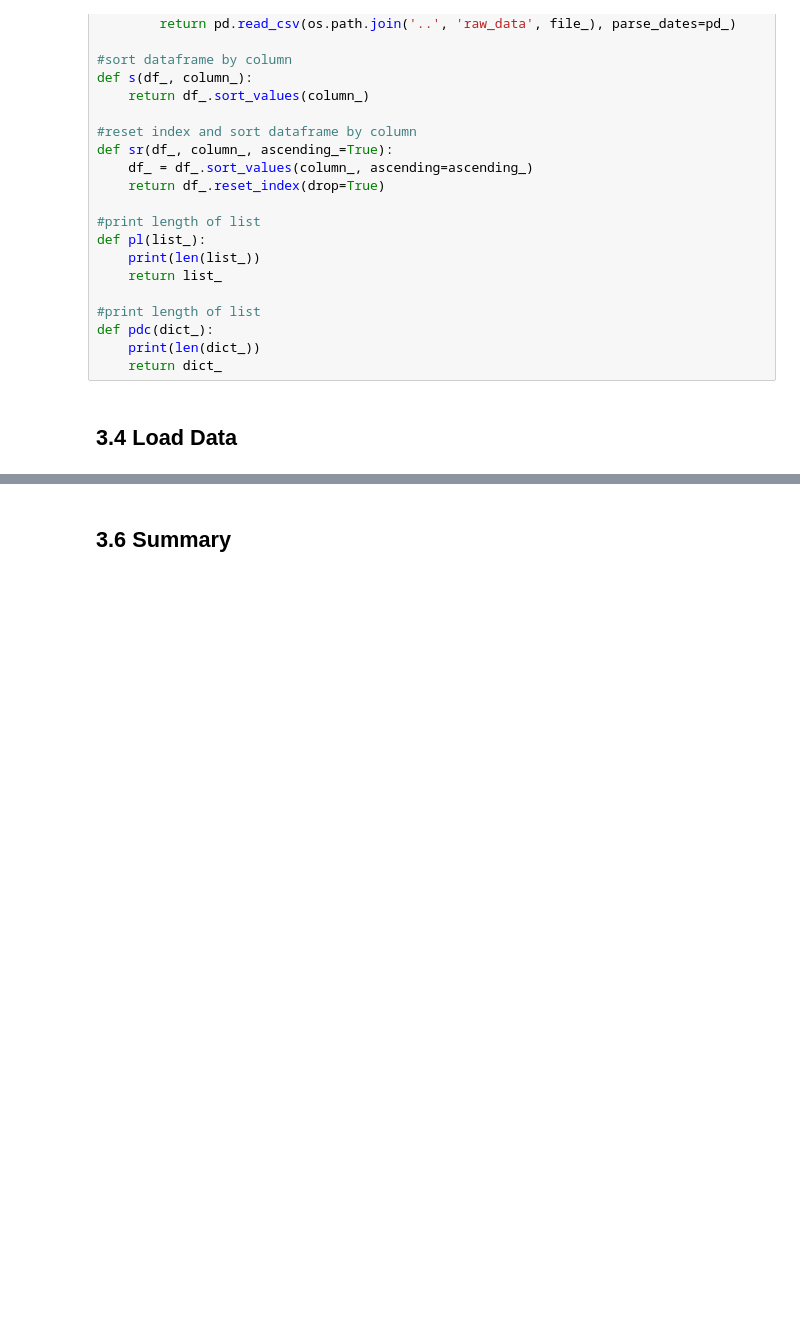
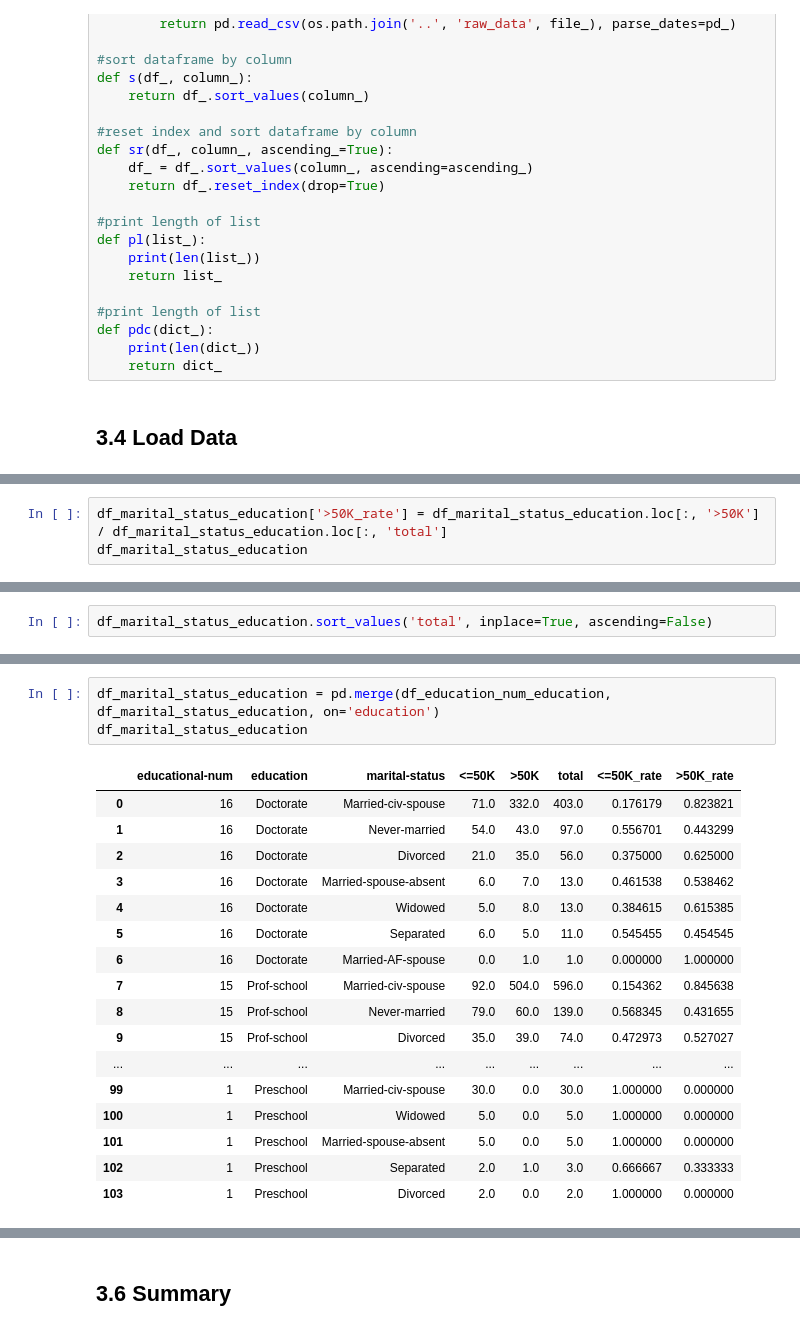
Before and after one commit to pauljacob/mini_projects, a Jupyter notebook: casfad_adult_income/03_Exploratory_Data_Analysis/03_exploratory_data_analysis_multiple_bar_chart.ipynb, the cells around one changed output, grey strips where cells are left out. Saved outputs shown, nothing was run; the diff lists cells and outputs as text; blank space fills up the shorter version.

```diff
--- a/casfad_adult_income/03_Exploratory_Data_Analysis/03_exploratory_data_analysis_multiple_bar_chart.ipynb
+++ b/casfad_adult_income/03_Exploratory_Data_Analysis/03_exploratory_data_analysis_multiple_bar_chart.ipynb
@@ -173,0 +186,3 @@ KeyError: 'income'
+# %%
+df_marital_status_education['>50K_rate'] = df_marital_status_education.loc[:, '>50K'] / df_marital_status_education.loc[:, 'total']
+df_marital_status_education
@@ -173,0 +207,2 @@ KeyError: 'income'
+# %%
+df_marital_status_education.sort_values('total', inplace=True, ascending=False)
@@ -173,0 +253,21 @@ KeyError: 'income'
+# %%
+df_marital_status_education = pd.merge(df_education_num_education, df_marital_status_education, on='education')
+df_marital_status_education
+# %% [output]
+|  | educational-num | education | marital-status | <=50K | >50K | total | <=50K_rate | >50K_rate |
+| 0 | 16 | Doctorate | Married-civ-spouse | 71.0 | 332.0 | 403.0 | 0.176179 | 0.823821 |
+| 1 | 16 | Doctorate | Never-married | 54.0 | 43.0 | 97.0 | 0.556701 | 0.443299 |
+| 2 | 16 | Doctorate | Divorced | 21.0 | 35.0 | 56.0 | 0.375000 | 0.625000 |
+| 3 | 16 | Doctorate | Married-spouse-absent | 6.0 | 7.0 | 13.0 | 0.461538 | 0.538462 |
+| 4 | 16 | Doctorate | Widowed | 5.0 | 8.0 | 13.0 | 0.384615 | 0.615385 |
+| 5 | 16 | Doctorate | Separated | 6.0 | 5.0 | 11.0 | 0.545455 | 0.454545 |
+| 6 | 16 | Doctorate | Married-AF-spouse | 0.0 | 1.0 | 1.0 | 0.000000 | 1.000000 |
+| 7 | 15 | Prof-school | Married-civ-spouse | 92.0 | 504.0 | 596.0 | 0.154362 | 0.845638 |
+| 8 | 15 | Prof-school | Never-married | 79.0 | 60.0 | 139.0 | 0.568345 | 0.431655 |
+| 9 | 15 | Prof-school | Divorced | 35.0 | 39.0 | 74.0 | 0.472973 | 0.527027 |
+| ... | ... | ... | ... | ... | ... | ... | ... | ... |
+| 99 | 1 | Preschool | Married-civ-spouse | 30.0 | 0.0 | 30.0 | 1.000000 | 0.000000 |
+| 100 | 1 | Preschool | Widowed | 5.0 | 0.0 | 5.0 | 1.000000 | 0.000000 |
+| 101 | 1 | Preschool | Married-spouse-absent | 5.0 | 0.0 | 5.0 | 1.000000 | 0.000000 |
+| 102 | 1 | Preschool | Separated | 2.0 | 1.0 | 3.0 | 0.666667 | 0.333333 |
+| 103 | 1 | Preschool | Divorced | 2.0 | 0.0 | 2.0 | 1.000000 | 0.000000 |
```
Also changed, not shown: parts of 21 cells of this notebook, 4 other files.
